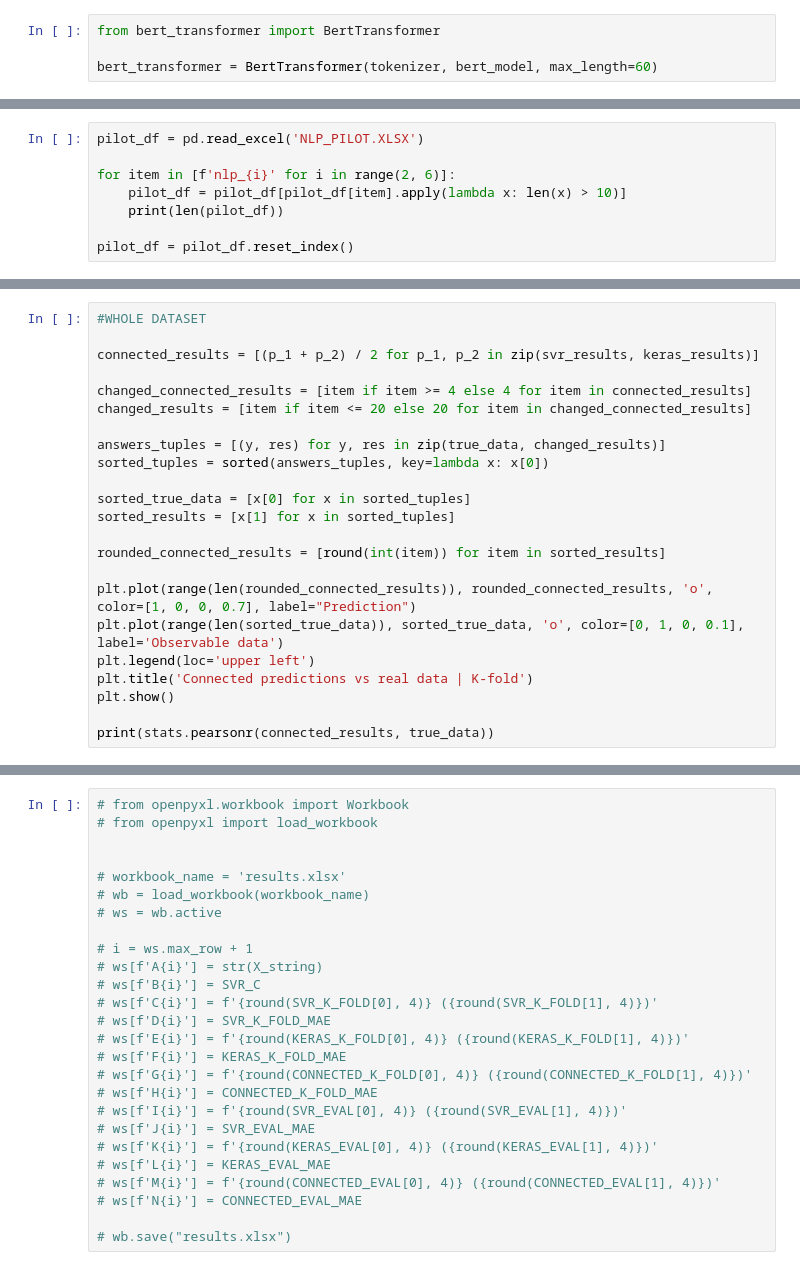
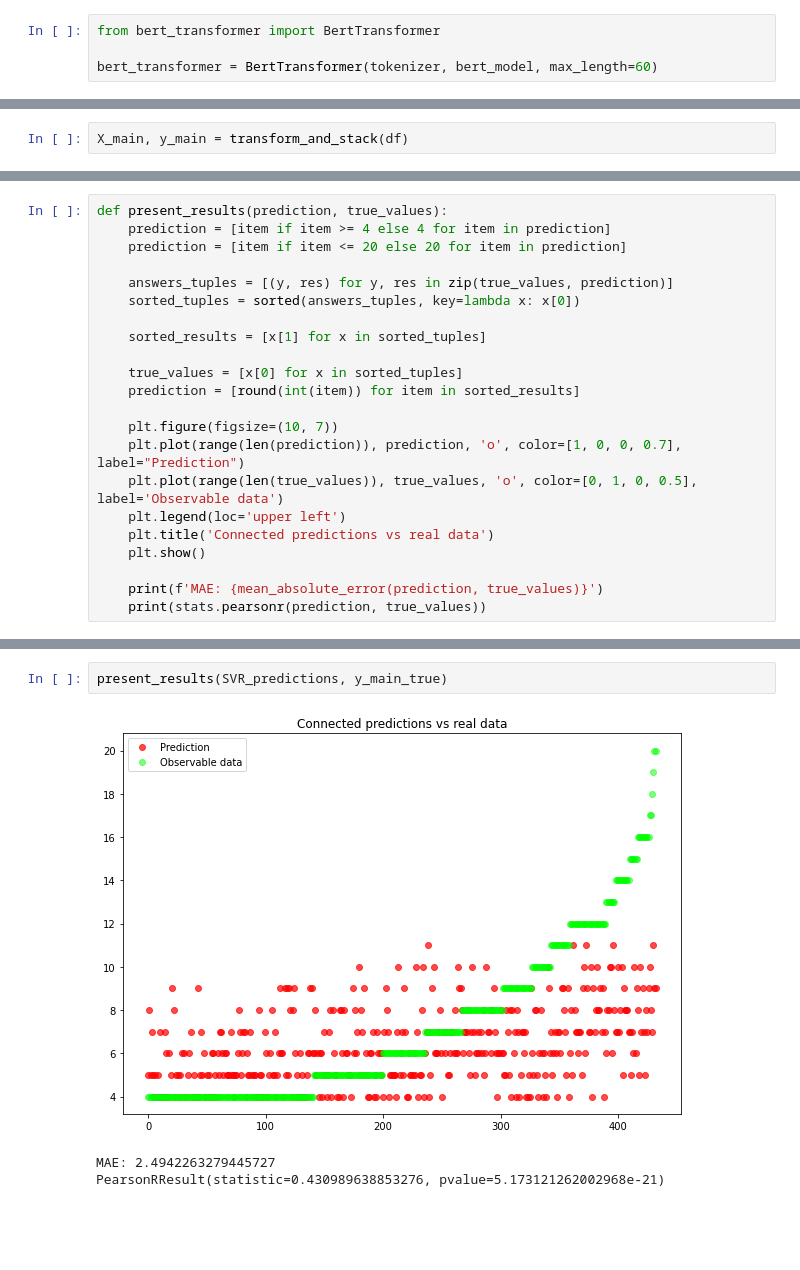
Before and after one commit to agatumm420/NLP_GamingAdd, a Jupyter notebook: main.ipynb, the cells around one changed output, grey strips where cells are left out. Drawn from its saved outputs; the diff is of its cells as text; blank space fills up the shorter version.

```diff
--- a/main.ipynb
+++ b/main.ipynb
@@ -64,8 +70,0 @@ nlp_5 added to list
-# %%
-pilot_df = pd.read_excel('NLP_PILOT.XLSX')
-
-for item in [f'nlp_{i}' for i in range(2, 6)]:
-    pilot_df = pilot_df[pilot_df[item].apply(lambda x: len(x) > 10)]
-    print(len(pilot_df))
-
-pilot_df = pilot_df.reset_index()
@@ -94,0 +71,2 @@ nlp_5 added to list
+# %%
+X_main, y_main = transform_and_stack(df)
@@ -179,23 +108,22 @@ PearsonRResult(statistic=0.4573670793943738, pvalue=9.029306770110252e-24)
 # %%
-#WHOLE DATASET
+def present_results(prediction, true_values):
+    prediction = [item if item >= 4 else 4 for item in prediction]
+    prediction = [item if item <= 20 else 20 for item in prediction]
 
-connected_results = [(p_1 + p_2) / 2 for p_1, p_2 in zip(svr_results, keras_results)]
+    answers_tuples = [(y, res) for y, res in zip(true_values, prediction)]
+    sorted_tuples = sorted(answers_tuples, key=lambda x: x[0])
 
-changed_connected_results = [item if item >= 4 else 4 for item in connected_results]
-changed_results = [item if item <= 20 else 20 for item in changed_connected_results]
+    sorted_results = [x[1] for x in sorted_tuples]
 
-answers_tuples = [(y, res) for y, res in zip(true_data, changed_results)]
-sorted_tuples = sorted(answers_tuples, key=lambda x: x[0])
+    true_values = [x[0] for x in sorted_tuples]
+    prediction = [round(int(item)) for item in sorted_results]
 
-sorted_true_data = [x[0] for x in sorted_tuples]
-sorted_results = [x[1] for x in sorted_tuples]
+    plt.figure(figsize=(10, 7))
+    plt.plot(range(len(prediction)), prediction, 'o', color=[1, 0, 0, 0.7], label="Prediction")
+    plt.plot(range(len(true_values)), true_values, 'o', color=[0, 1, 0, 0.5], label='Observable data')
+    plt.legend(loc='upper left')
+    plt.title('Connected predictions vs real data')
+    plt.show()
 
-rounded_connected_results = [round(int(item)) for item in sorted_results]
-
-plt.plot(range(len(rounded_connected_results)), rounded_connected_results, 'o', color=[1, 0, 0, 0.7], label="Prediction")
-plt.plot(range(len(sorted_true_data)), sorted_true_data, 'o', color=[0, 1, 0, 0.1], label='Observable data')
-plt.legend(loc='upper left')
-plt.title('Connected predictions vs real data | K-fold')
-plt.show()
-
-print(stats.pearsonr(connected_results, true_data))
+    print(f'MAE: {mean_absolute_error(prediction, true_values)}')
+    print(stats.pearsonr(prediction, true_values))
@@ -276,26 +130,6 @@ SVR_C = SVR_function.C
-# %%
-# from openpyxl.workbook import Workbook
-# from openpyxl import load_workbook
-
-
-# workbook_name = 'results.xlsx'
-# wb = load_workbook(workbook_name)
-# ws = wb.active
-
-# i = ws.max_row + 1
-# ws[f'A{i}'] = str(X_string)
-# ws[f'B{i}'] = SVR_C
-# ws[f'C{i}'] = f'{round(SVR_K_FOLD[0], 4)} ({round(SVR_K_FOLD[1], 4)})'
-# ws[f'D{i}'] = SVR_K_FOLD_MAE
-# ws[f'E{i}'] = f'{round(KERAS_K_FOLD[0], 4)} ({round(KERAS_K_FOLD[1], 4)})'
-# ws[f'F{i}'] = KERAS_K_FOLD_MAE
-# ws[f'G{i}'] = f'{round(CONNECTED_K_FOLD[0], 4)} ({round(CONNECTED_K_FOLD[1], 4)})'
-# ws[f'H{i}'] = CONNECTED_K_FOLD_MAE
-# ws[f'I{i}'] = f'{round(SVR_EVAL[0], 4)} ({round(SVR_EVAL[1], 4)})'
-# ws[f'J{i}'] = SVR_EVAL_MAE
-# ws[f'K{i}'] = f'{round(KERAS_EVAL[0], 4)} ({round(KERAS_EVAL[1], 4)})'
-# ws[f'L{i}'] = KERAS_EVAL_MAE
-# ws[f'M{i}'] = f'{round(CONNECTED_EVAL[0], 4)} ({round(CONNECTED_EVAL[1], 4)})'
-# ws[f'N{i}'] = CONNECTED_EVAL_MAE
-
-# wb.save("results.xlsx")
+# %%
+present_results(SVR_predictions, y_main_true)
+# %% [output]
+[figure, added]
+MAE: 2.4942263279445727
+PearsonRResult(statistic=0.430989638853276, pvalue=5.173121262002968e-21)
```
Also changed, not shown: parts of 22 cells of this notebook, 1 other file.
